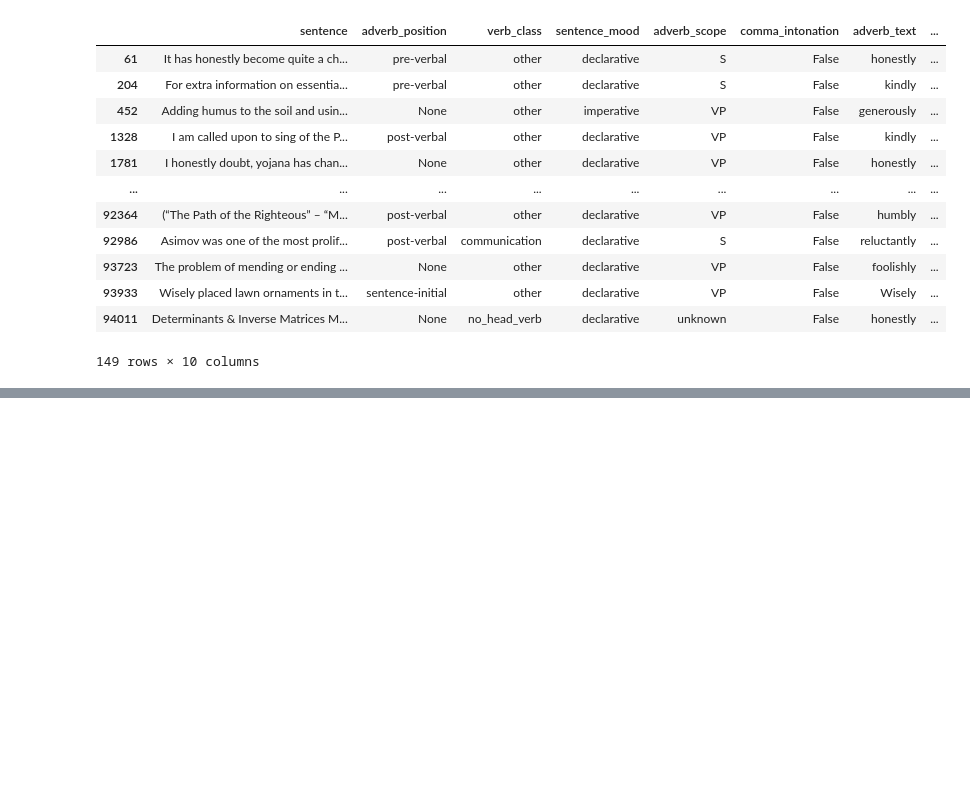
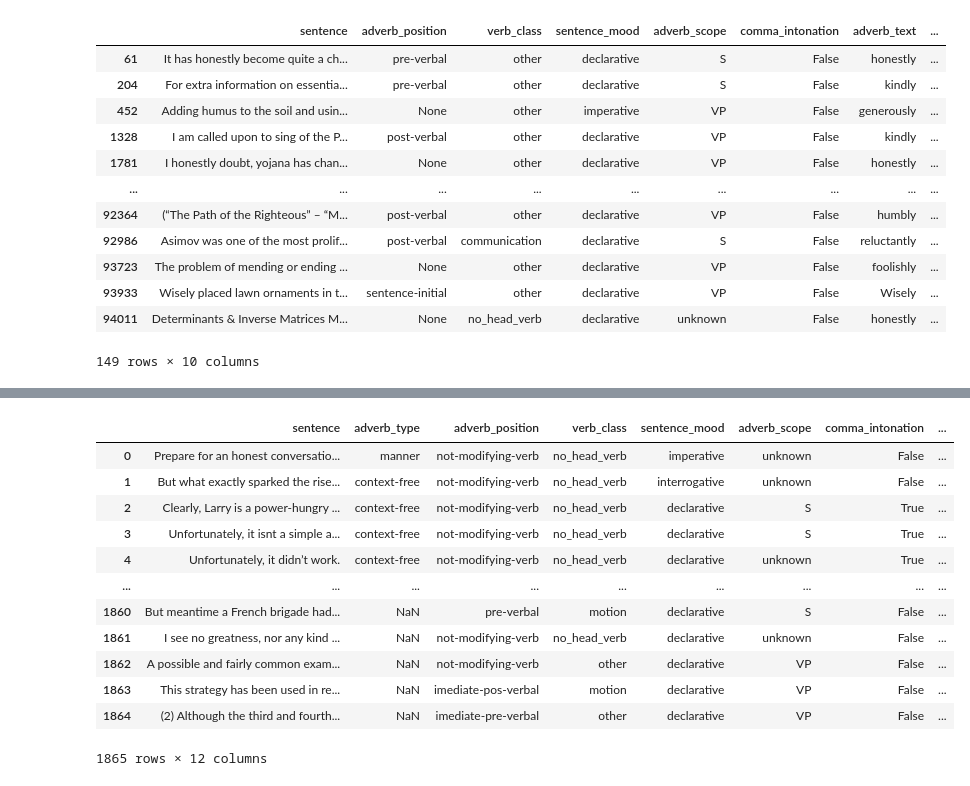
Before and after one commit to jylee1010/Adverb-pragmatic-class, a Jupyter notebook: data.ipynb, the cells around one changed output, grey strips where cells are left out. Saved outputs shown, nothing was run; the diff lists cells and outputs as text; code cells hidden in the pictures; blank space fills up the shorter version.

```diff
--- a/data.ipynb
+++ b/data.ipynb
@@ -397,0 +409,17 @@ man.to_csv("subori.csv", index=False)
+# %%
+manner = pd.read_csv("subori.csv")
+manner
+# %% [output]
+|  | sentence | adverb_type | adverb_position | verb_class | sentence_mood | adverb_scope | comma_intonation | ... |
+| 0 | Prepare for an honest conversatio... | manner | not-modifying-verb | no_head_verb | imperative | unknown | False | ... |
+| 1 | But what exactly sparked the rise... | context-free | not-modifying-verb | no_head_verb | interrogative | unknown | False | ... |
+| 2 | Clearly, Larry is a power-hungry ... | context-free | not-modifying-verb | no_head_verb | declarative | S | True | ... |
+| 3 | Unfortunately, it isnt a simple a... | context-free | not-modifying-verb | no_head_verb | declarative | S | True | ... |
+| 4 | Unfortunately, it didn’t work. | context-free | not-modifying-verb | no_head_verb | declarative | unknown | True | ... |
+| ... | ... | ... | ... | ... | ... | ... | ... | ... |
+| 1860 | But meantime a French brigade had... | NaN | pre-verbal | motion | declarative | S | False | ... |
+| 1861 | I see no greatness, nor any kind ... | NaN | not-modifying-verb | no_head_verb | declarative | unknown | False | ... |
+| 1862 | A possible and fairly common exam... | NaN | not-modifying-verb | other | declarative | VP | False | ... |
+| 1863 | This strategy has been used in re... | NaN | imediate-pos-verbal | motion | declarative | VP | False | ... |
+| 1864 | (2) Although the third and fourth... | NaN | imediate-pre-verbal | other | declarative | VP | False | ... |
+1865 rows × 12 columns
```
Also changed, not shown: parts of 7 cells of this notebook, 2 other files.
